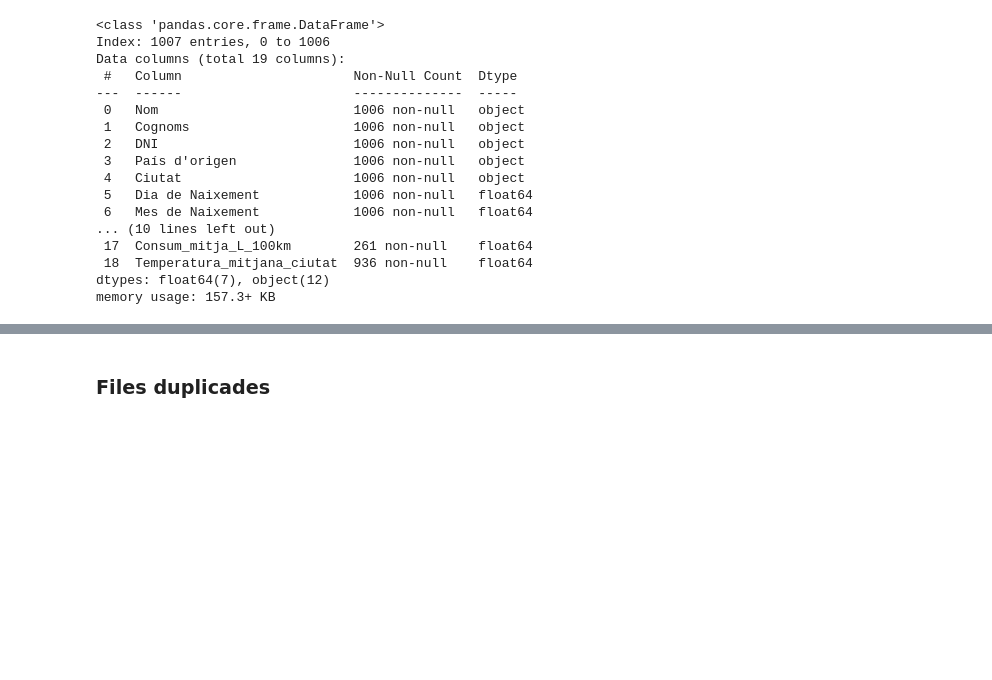
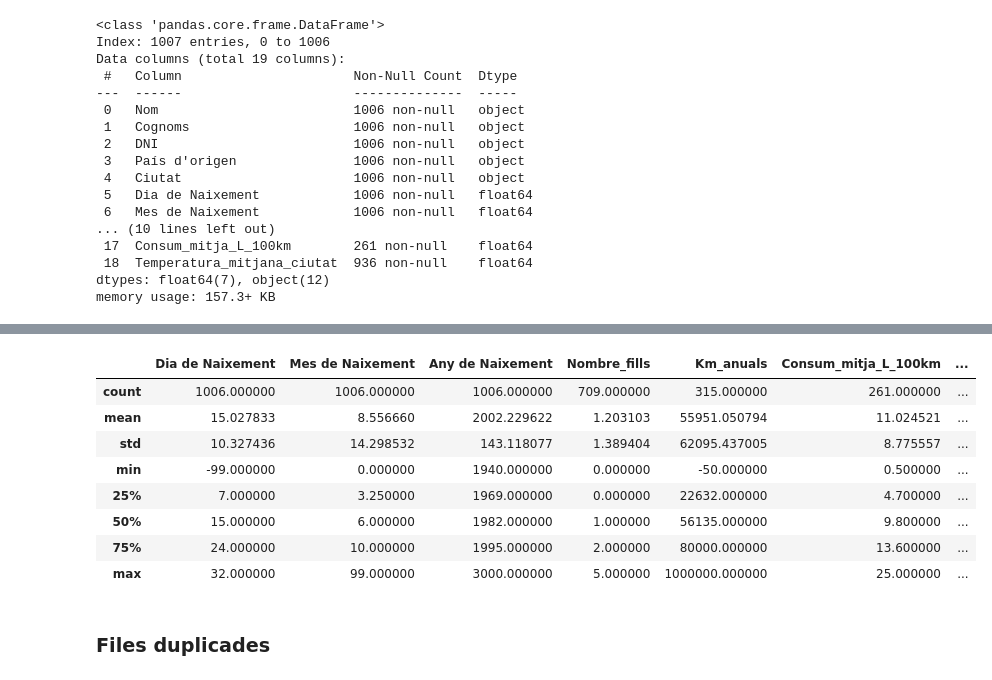
Before and after one commit to roser740/Data-Analytics, a Jupyter notebook: TASQUES S8/TS8_01_roser_carrera.ipynb, the cells around one changed output, grey strips where cells are left out. Cells and saved outputs as stored; diff of their text form; code cells hidden in the pictures; blank space fills up the shorter version.

```diff
--- a/TASQUES S8/TS8_01_roser_carrera.ipynb
+++ b/TASQUES S8/TS8_01_roser_carrera.ipynb
@@ -110,3 +133,15 @@ memory usage: 157.3+ KB
+# %%
+df.describe()
+# %% [output]
+|  | Dia de Naixement | Mes de Naixement | Any de Naixement | Nombre_fills | Km_anuals | Consum_mitja_L_100km | ... |
+| count | 1006.000000 | 1006.000000 | 1006.000000 | 709.000000 | 315.000000 | 261.000000 | ... |
+| mean | 15.027833 | 8.556660 | 2002.229622 | 1.203103 | 55951.050794 | 11.024521 | ... |
+| std | 10.327436 | 14.298532 | 143.118077 | 1.389404 | 62095.437005 | 8.775557 | ... |
+| min | -99.000000 | 0.000000 | 1940.000000 | 0.000000 | -50.000000 | 0.500000 | ... |
+| 25% | 7.000000 | 3.250000 | 1969.000000 | 0.000000 | 22632.000000 | 4.700000 | ... |
+| 50% | 15.000000 | 6.000000 | 1982.000000 | 1.000000 | 56135.000000 | 9.800000 | ... |
+| 75% | 24.000000 | 10.000000 | 1995.000000 | 2.000000 | 80000.000000 | 13.600000 | ... |
+| max | 32.000000 | 99.000000 | 3000.000000 | 5.000000 | 1000000.000000 | 25.000000 | ... |
 # %% [markdown]
 ### Files duplicades
 # %%
```
Also changed, not shown: parts of 6 cells of this notebook.
